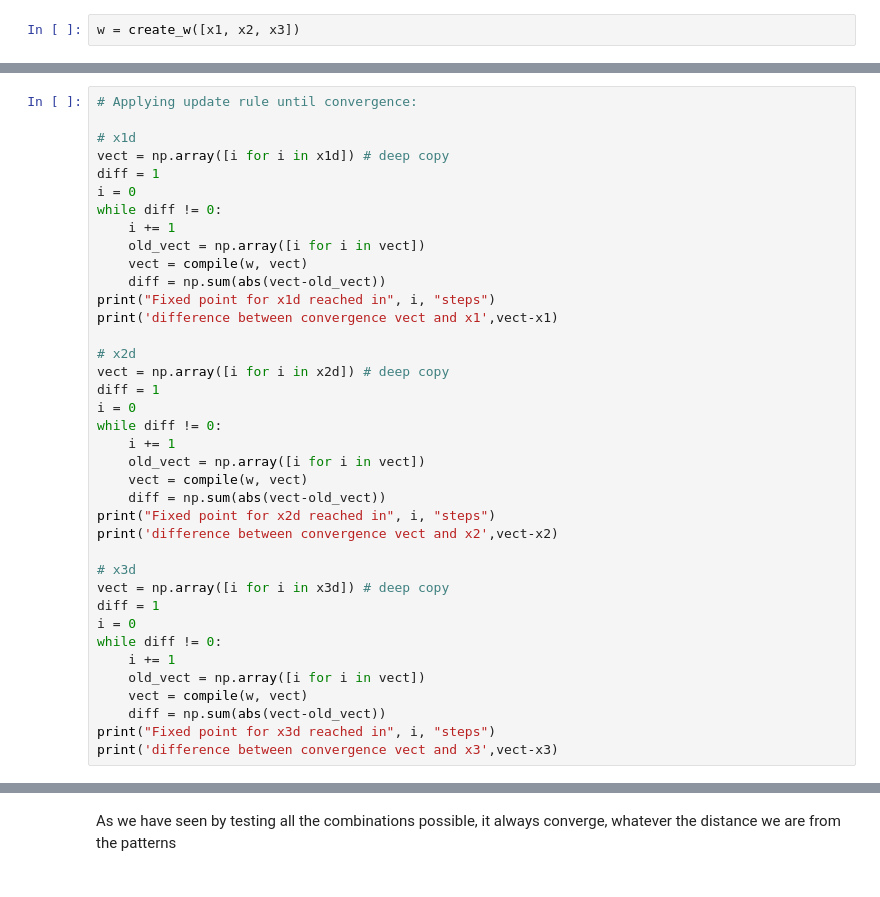
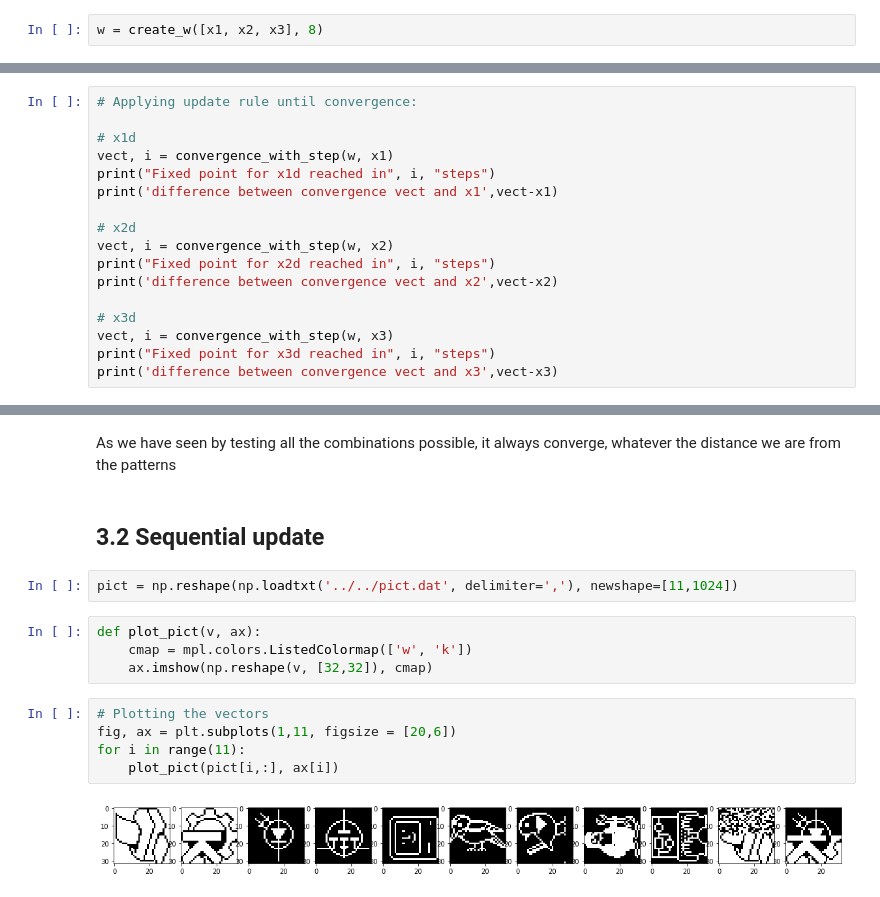
Before and after one commit to romainrey/ANN_DD2437, a Jupyter notebook: Labs_Code/Lab3/Lab3 Romain.ipynb, the cells around one changed output, grey strips where cells are left out. Cells and saved outputs as stored; diff of their text form.

```diff
--- a/Labs_Code/Lab3/Lab3 Romain.ipynb
+++ b/Labs_Code/Lab3/Lab3 Romain.ipynb
@@ -31,5 +69,5 @@ def compile(w, x):
 # %%
-w = create_w([x1, x2, x3])
+w = create_w([x1, x2, x3], 8)
 # %%
 # test recall
 print('Recall on x1, difference between compilation result and x1')
@@ -53,38 +91,17 @@ x3d = np.array([[1, 1, 1, -1, 1, 1, -1, 1]])
 # Applying update rule until convergence:
 
 # x1d
-vect = np.array([i for i in x1d]) # deep copy
-diff = 1
-i = 0
-while diff != 0:
-    i += 1
-    old_vect = np.array([i for i in vect])
-    vect = compile(w, vect)
-    diff = np.sum(abs(vect-old_vect))
+vect, i = convergence_with_step(w, x1)
 print("Fixed point for x1d reached in", i, "steps")
 print('difference between convergence vect and x1',vect-x1)
 
 # x2d
-vect = np.array([i for i in x2d]) # deep copy
-diff = 1
-i = 0
-while diff != 0:
-    i += 1
-    old_vect = np.array([i for i in vect])
-    vect = compile(w, vect)
-    diff = np.sum(abs(vect-old_vect))
+vect, i = convergence_with_step(w, x2)
 print("Fixed point for x2d reached in", i, "steps")
 print('difference between convergence vect and x2',vect-x2)
 
 # x3d
-vect = np.array([i for i in x3d]) # deep copy
-diff = 1
-i = 0
-while diff != 0:
-    i += 1
-    old_vect = np.array([i for i in vect])
-    vect = compile(w, vect)
-    diff = np.sum(abs(vect-old_vect))
+vect, i = convergence_with_step(w, x3)
 print("Fixed point for x3d reached in", i, "steps")
 print('difference between convergence vect and x3',vect-x3)
 # %% [output]
@@ -125,3 +136,18 @@ print(convergence_vectors)
 We have 8 vectors, which is normal because the dimension is 8
 # %% [markdown]
 As we have seen by testing all the combinations possible, it always converge, whatever the distance we are from the patterns
+# %% [markdown]
+## 3.2 Sequential update
+# %%
+pict = np.reshape(np.loadtxt('../../pict.dat', delimiter=','), newshape=[11,1024])
+# %%
+def plot_pict(v, ax):
+    cmap = mpl.colors.ListedColormap(['w', 'k'])
+    ax.imshow(np.reshape(v, [32,32]), cmap)
+# %%
+# Plotting the vectors
+fig, ax = plt.subplots(1,11, figsize = [20,6])
+for i in range(11):
+    plot_pict(pict[i,:], ax[i])
+# %% [output]
+[figure, added]
```
Also changed, not shown: parts of 11 cells of this notebook.
